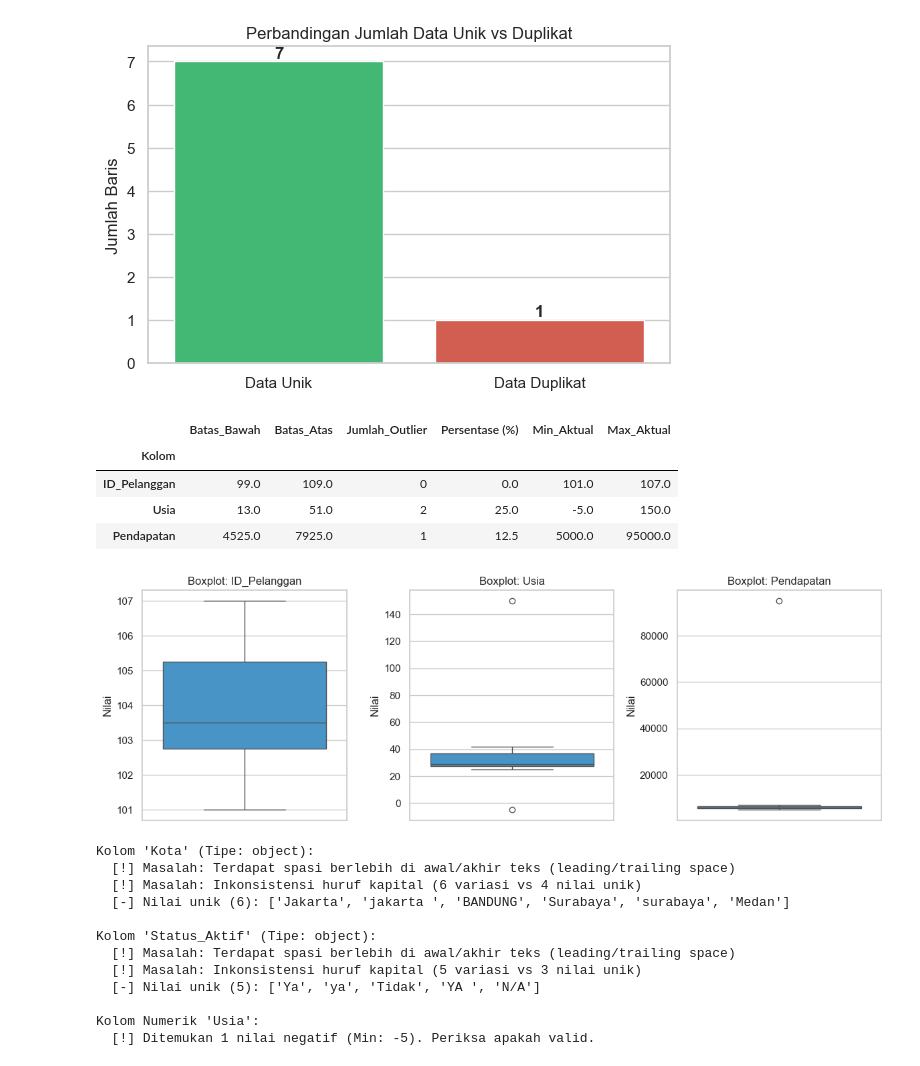
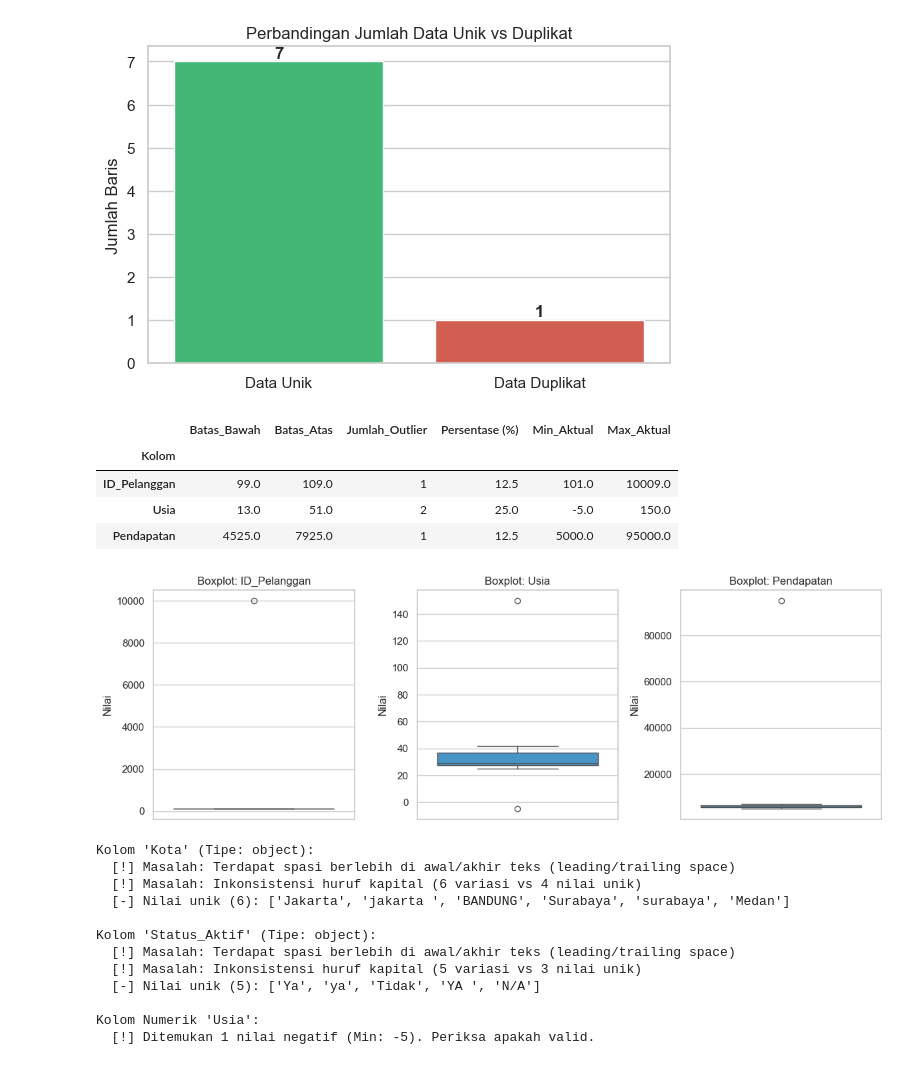
Before and after one commit to HafidzAfrieno/Artificial_Intelligence_Laboratory, a Jupyter notebook: projects/machine-learning/heart-disease-risk-classification/model/notebooks/02_data_preprocessing.ipynb, the cells around one changed output. Cells and saved outputs as stored; diff of their text form; code cells hidden in the pictures.

```diff
--- a/projects/machine-learning/heart-disease-risk-classification/model/notebooks/02_data_preprocessing.ipynb
+++ b/projects/machine-learning/heart-disease-risk-classification/model/notebooks/02_data_preprocessing.ipynb
@@ -16,3 +16,14 @@ from src.data_preprocessing import (
 
 # df_sample = load_data(file_path=path)
 # df_sample.head()
+
+data_kotor = {
+        "ID_Pelanggan": [101, 102, 103, 103, 104, 105, 106, 10009],
+        "Kota": ["Jakarta", "jakarta ", "BANDUNG", "BANDUNG", "Surabaya", "surabaya", None, "Medan"],
+        "Usia": [25, 30, 28, 28, -5, 42, 150, 35],          # Ada nilai negatif (-5) dan outlier (150)
+        "Pendapatan": [5000, 6200, 5800, 5800, None, 7100, 95000, 6000], # Ada missing value & outlier (95000)
+        "Status_Aktif": ["Ya", "ya", "Tidak", "Tidak", "YA ", None, "Tidak", "N/A"]
+    }
+
+df_sample = pd.DataFrame(data_kotor)
+threshold = 3
@@ -48,12 +47,12 @@ Contoh Data Duplikat (maksimal 5 baris pertama):
 | 3 | 103 | BANDUNG | 28 | 5800.0 | Tidak |
 [figure]
 # %%
-res_outliers = analyze_outliers(df_sample, plot=True)
+res_outliers = analyze_outliers(df_sample, plot=True,cat_threshold=threshold)
 # %% [output]
 |  | Batas_Bawah | Batas_Atas | Jumlah_Outlier | Persentase (%) | Min_Aktual | Max_Aktual |
 | Kolom |  |  |  |  |  |  |
-| ID_Pelanggan | 99.0 | 109.0 | 0 | 0.0 | 101.0 | 107.0 |
+| ID_Pelanggan | 99.0 | 109.0 | 1 | 12.5 | 101.0 | 10009.0 |
 | Usia | 13.0 | 51.0 | 2 | 25.0 | -5.0 | 150.0 |
 | Pendapatan | 4525.0 | 7925.0 | 1 | 12.5 | 5000.0 | 95000.0 |
-[figure, old version]
+[figure, new version]
 # %%
```
Also changed, not shown: parts of 11 cells of this notebook, 3 other files.
